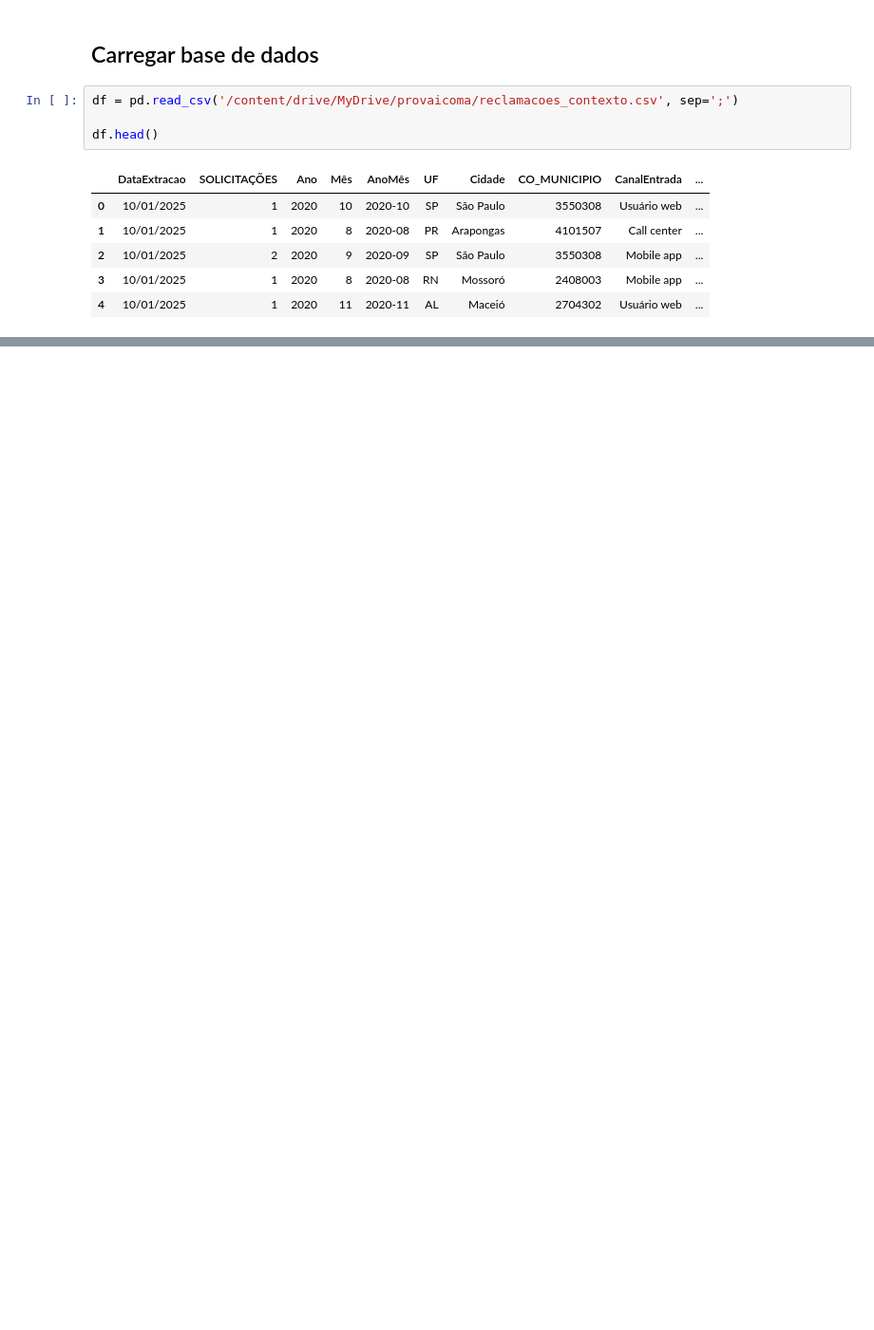
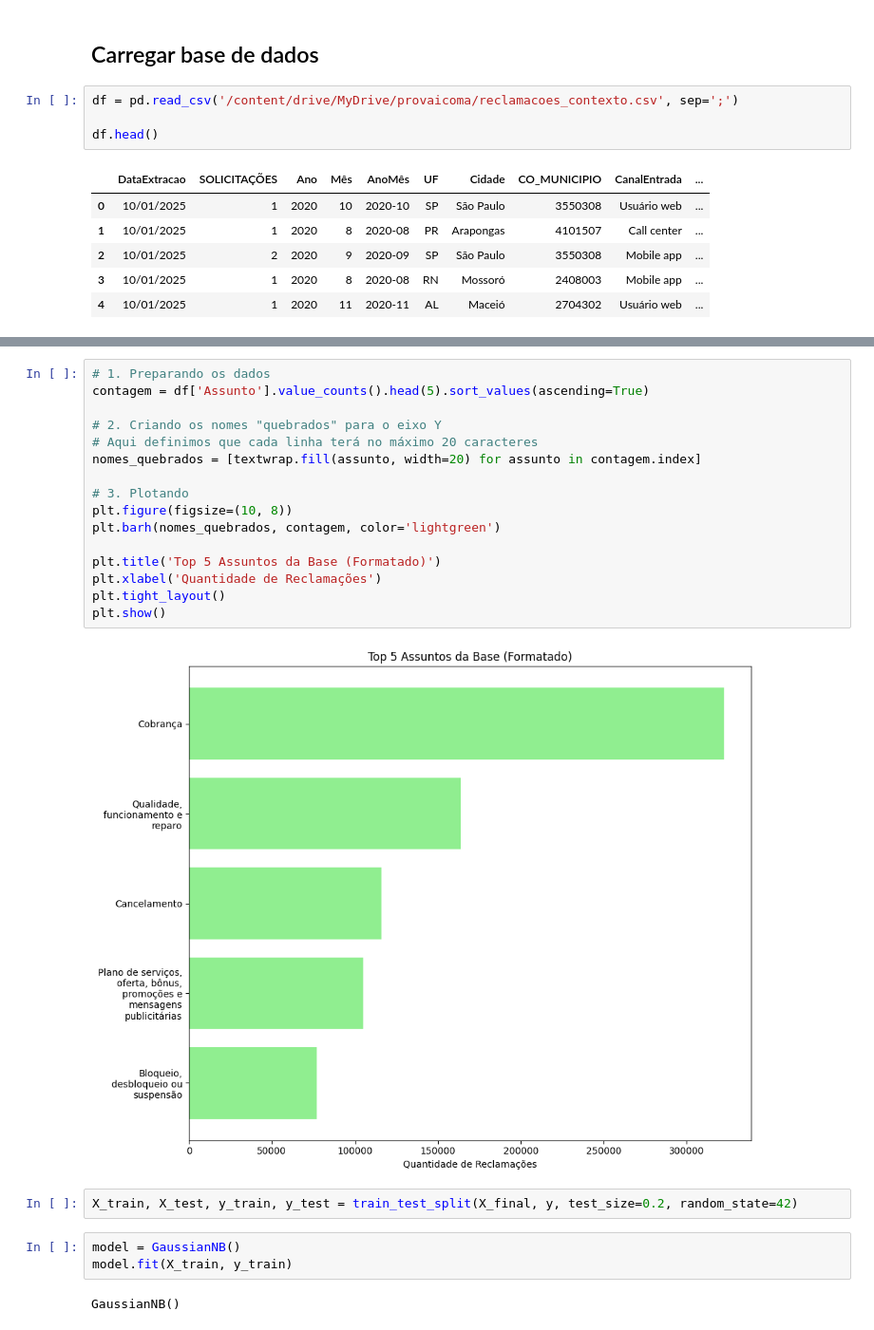
Before and after one commit to carolineolvs/ProvaIcoma, a Jupyter notebook: prova_34_caroline_silva.ipynb, the cells around one changed output, grey strips where cells are left out. Shown at 95% size. Cells and saved outputs as stored; diff of their text form; blank space fills up the shorter version.

```diff
--- a/prova_34_caroline_silva.ipynb
+++ b/prova_34_caroline_silva.ipynb
@@ -37,0 +80,25 @@ df.head()
+# %%
+# 1. Preparando os dados
+contagem = df['Assunto'].value_counts().head(5).sort_values(ascending=True)
+
+# 2. Criando os nomes "quebrados" para o eixo Y
+# Aqui definimos que cada linha terá no máximo 20 caracteres
+nomes_quebrados = [textwrap.fill(assunto, width=20) for assunto in contagem.index]
+
+# 3. Plotando
+plt.figure(figsize=(10, 8))
+plt.barh(nomes_quebrados, contagem, color='lightgreen')
+
+plt.title('Top 5 Assuntos da Base (Formatado)')
+plt.xlabel('Quantidade de Reclamações')
+plt.tight_layout()
+plt.show()
+# %% [output]
+[figure, added]
+# %%
+X_train, X_test, y_train, y_test = train_test_split(X_final, y, test_size=0.2, random_state=42)
+# %%
+model = GaussianNB()
+model.fit(X_train, y_train)
+# %% [output]
+GaussianNB()
```
Also changed, not shown: parts of 12 cells of this notebook.
